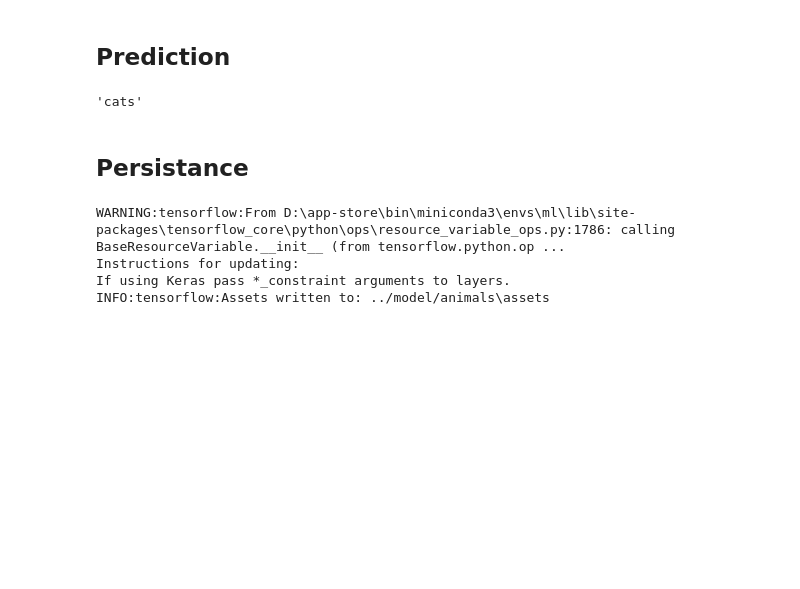
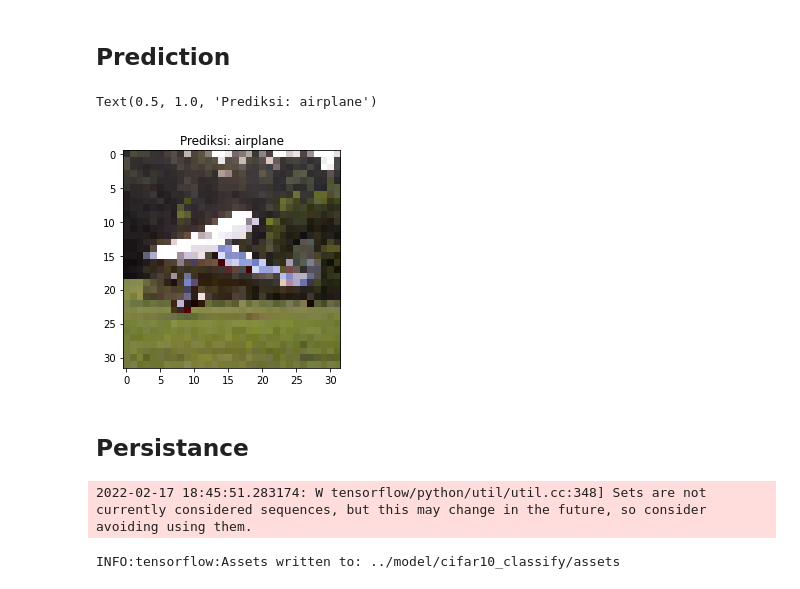
Before and after one commit to Kodesiana/book-ml-python, a Jupyter notebook: jupyter/classification_cnn.ipynb, the cells around one changed output. Cells and saved outputs as stored; diff of their text form; code cells hidden in the pictures; blank space fills up the shorter version.

```diff
--- a/jupyter/classification_cnn.ipynb
+++ b/jupyter/classification_cnn.ipynb
@@ -79,25 +92,17 @@ train_generator.class_indices
 # %%
 # Membuat arsitektur model
 model = tf.keras.models.Sequential()
-model.add(tf.keras.layers.Conv2D(32, kernel_size=(3, 3), activation='relu', input_shape=train_generator.image_shape))
+model.add(tf.keras.layers.Conv2D(32, kernel_size=(3, 3), activation='relu', input_shape=(32, 32, 3)))
 model.add(tf.keras.layers.BatchNormalization())
 model.add(tf.keras.layers.MaxPooling2D(pool_size=(2, 2)))
-model.add(tf.keras.layers.Dropout(0.25))
-
-model.add(tf.keras.layers.Conv2D(64, kernel_size=(3, 3), activation='relu'))
+model.add(tf.keras.layers.Conv2D(64, (3, 3), activation='relu'))
 model.add(tf.keras.layers.BatchNormalization())
-model.add(tf.keras.layers.MaxPooling2D(pool_size=(2, 2)))
-model.add(tf.keras.layers.Dropout(0.25))
-
-model.add(tf.keras.layers.Conv2D(128, kernel_size=(3, 3), activation='relu'))
+model.add(tf.keras.layers.MaxPooling2D((2, 2)))
+model.add(tf.keras.layers.Conv2D(64, (3, 3), activation='relu'))
 model.add(tf.keras.layers.BatchNormalization())
-model.add(tf.keras.layers.MaxPooling2D(pool_size=(2, 2)))
-model.add(tf.keras.layers.Dropout(0.25))
-
 model.add(tf.keras.layers.Flatten())
-model.add(tf.keras.layers.Dense(512, activation='relu'))
-model.add(tf.keras.layers.BatchNormalization())
-model.add(tf.keras.layers.Dropout(0.5))
-model.add(tf.keras.layers.Dense(2, activation='softmax'))
+model.add(tf.keras.layers.Dense(64, activation='relu'))
+model.add(tf.keras.layers.Dropout(0.3))
+model.add(tf.keras.layers.Dense(10))
 # %%
 # Kompilasi model
@@ -198,30 +223,32 @@ ax2.legend(loc="lower left")
 ## Prediction
 # %%
 # Lakukan prediksi
-pred_img = tf.keras.preprocessing.image.load_img('../datasets/dogs-vs-cats/training_set/cats/cat.1.jpg', target_size=image_size)
+pred_img = tf.keras.preprocessing.image.load_img('../datasets/pesawat.jpg', target_size=(32, 32))
 pred_img = tf.keras.preprocessing.image.img_to_array(pred_img)
 pred_img = pred_img / 255
 pred_img = np.expand_dims(pred_img, axis=0)
 
 predicted = model.predict(pred_img)
 predicted = np.argmax(predicted, axis=1)[0]
-inv_map = {v: k for k, v in train_generator.class_indices.items()}
+inv_map = {k: v for k, v in enumerate(class_names)}
 inv_map[predicted]
+
+plt.imshow(pred_img[0])
+plt.title("Prediksi: " + inv_map[predicted])
 # %% [output]
-'cats'
+Text(0.5, 1.0, 'Prediksi: airplane')
+[figure, added]
 # %% [markdown]
 ## Persistance
 # %%
 # Simpan pemetaan kelas
 import joblib
-joblib.dump(inv_map, '../model/animals_dict.joblib')
+joblib.dump(inv_map, '../model/cifar10_dict.joblib')
 
 # Simpan model
 import os
-os.mkdir('../model/animals')
-model.save('../model/animals')
+os.mkdir('../model/cifar10_classify')
+model.save('../model/cifar10_classify')
 # %% [output]
-WARNING:tensorflow:From D:\app-store\bin\miniconda3\envs\ml\lib\site-packages\tensorflow_core\python\ops\resource_variable_ops.py:1786: calling BaseResourceVariable.__init__ (from tensorflow.python.op ...
-Instructions for updating:
-If using Keras pass *_constraint arguments to layers.
-INFO:tensorflow:Assets written to: ../model/animals\assets
+2022-02-17 18:45:51.283174: W tensorflow/python/util/util.cc:348] Sets are not currently considered sequences, but this may change in the future, so consider avoiding using them.
+INFO:tensorflow:Assets written to: ../model/cifar10_classify/assets
```
Also changed, not shown: parts of 18 cells of this notebook, 3 other files.
